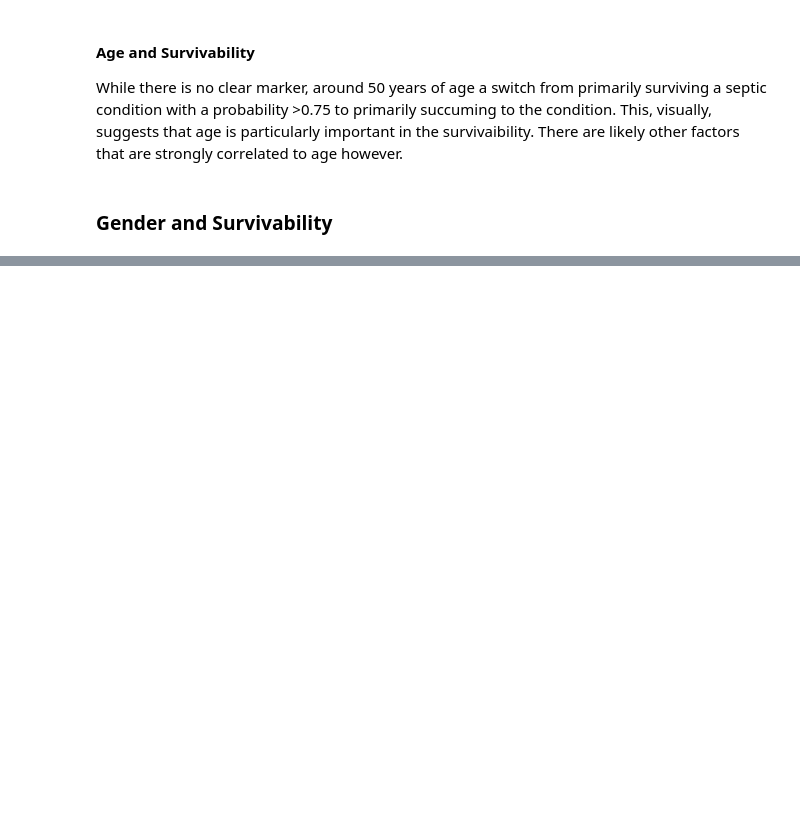
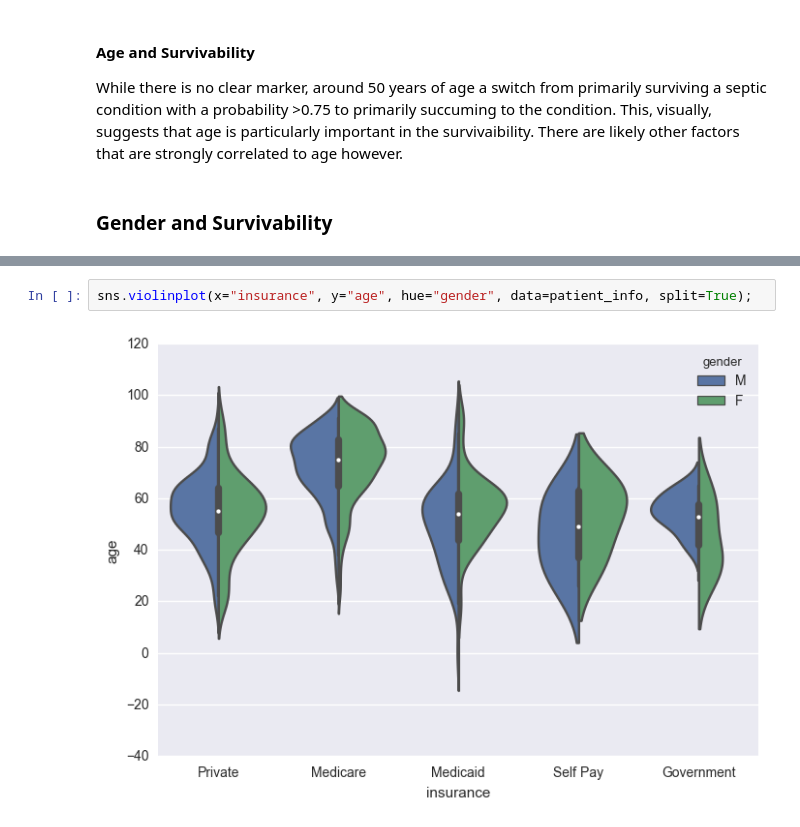
Before and after one commit to j-crowe/ICU_Survival_ML_Model_Comparison, a Jupyter notebook: Septic Feature Probe.ipynb, the cells around one changed output, grey strips where cells are left out. Drawn from its saved outputs; the diff is of its cells as text; blank space fills up the shorter version.

```diff
--- a/Septic Feature Probe.ipynb
+++ b/Septic Feature Probe.ipynb
@@ -158,0 +182,4 @@ Gender does not appear to play a significant role on the survivability of sepsis
+# %%
+sns.violinplot(x="insurance", y="age", hue="gender", data=patient_info, split=True);
+# %% [output]
+[figure, added]
```
Also changed, not shown: parts of 10 cells of this notebook.
